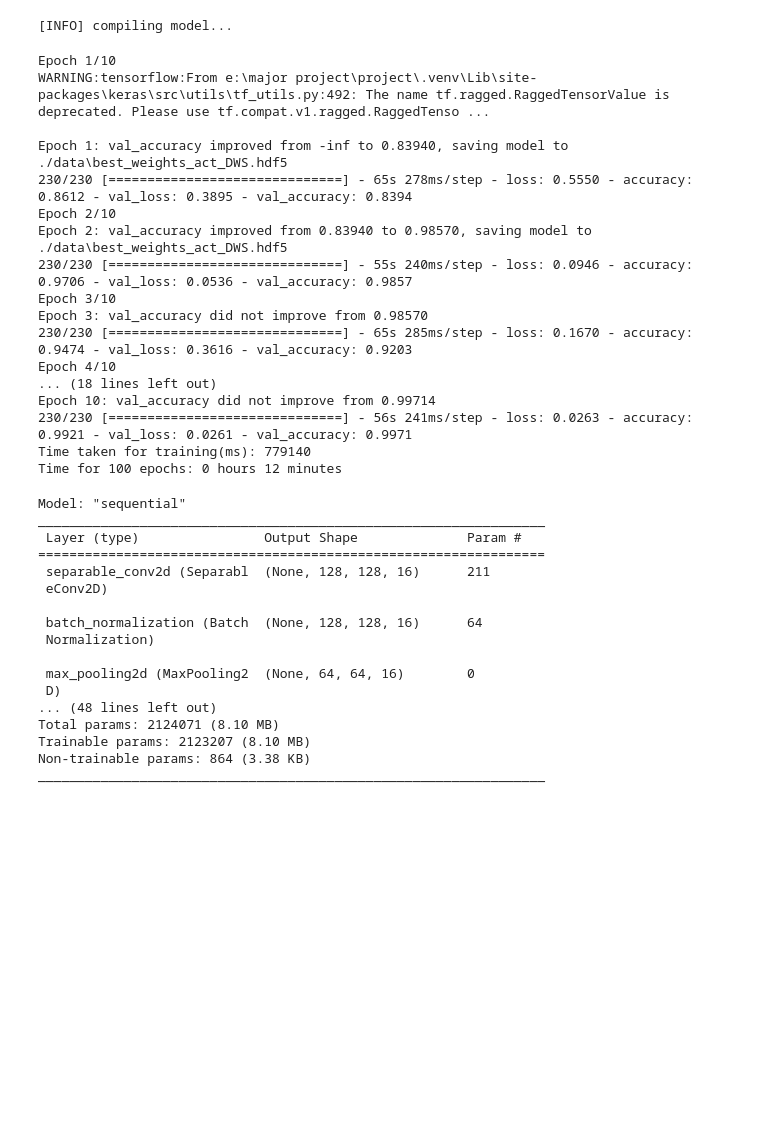
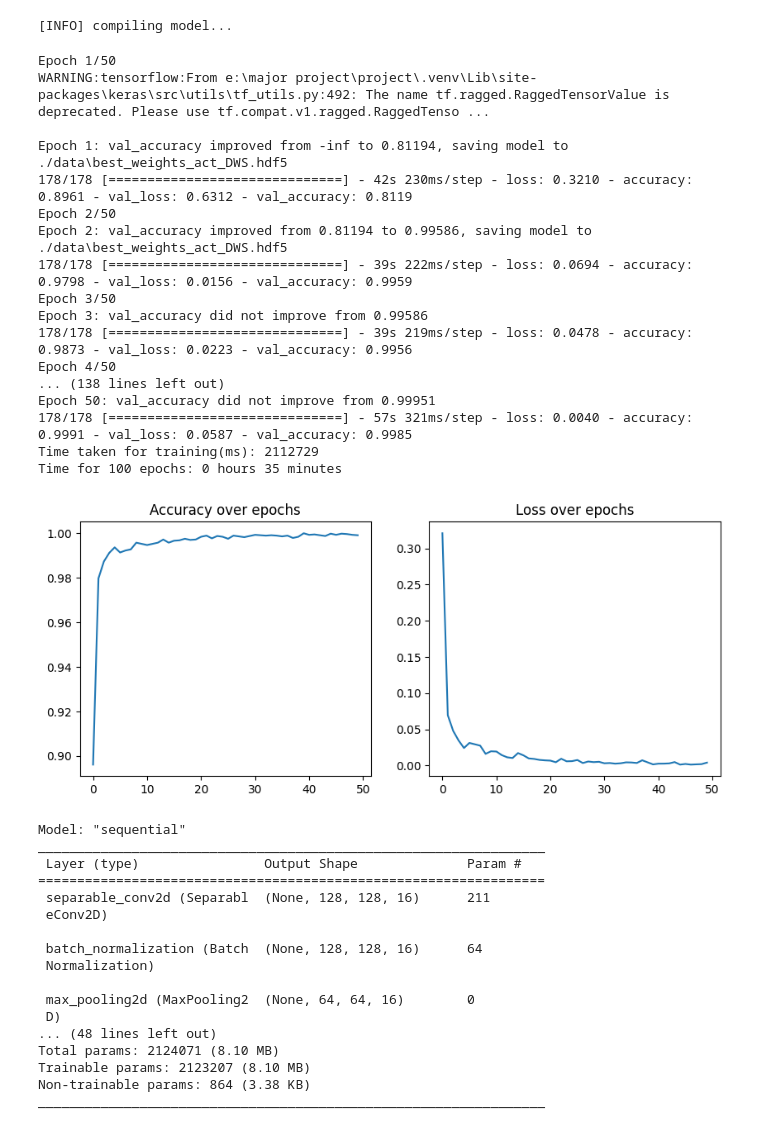
Before and after one commit to MULAKALURI-SAKETH/Human_Anomaly_Detection, a Jupyter notebook: human anomaly detection.ipynb, the cells around one changed output. Drawn from its saved outputs; the diff is of its cells as text; code cells hidden in the pictures; blank space fills up the shorter version.

```diff
--- a/human anomaly detection.ipynb
+++ b/human anomaly detection.ipynb
@@ -233,11 +242,10 @@ checkpointer = ModelCheckpoint(filepath="./data/best_weights_act_DWS.hdf5",
                                save_best_only=True)
 
 
-
+NUM_EPOCHS = 50
 # train the network
 t_start = datetime.datetime.now()
-NUM_EPOCHS = 10
-model.fit(trainX, trainY, validation_data=(testX, testY), epochs=NUM_EPOCHS, callbacks=checkpointer)
+history = model.fit(trainX, trainY, validation_data=(testX, testY), epochs=NUM_EPOCHS, callbacks=checkpointer)
 t_end= datetime.datetime.now()
 timeTaken = t_end - t_start
 print("Time taken for training(ms):",int(timeTaken.total_seconds()*1000))
@@ -250,23 +258,32 @@ print("Time for 100 epochs:",
       Ttime.seconds//3600, "hours",
       (Ttime.seconds//60)%60,"minutes")
 # %% [output]
-Epoch 1/10
+Epoch 1/50
 WARNING:tensorflow:From e:\major project\project\.venv\Lib\site-packages\keras\src\utils\tf_utils.py:492: The name tf.ragged.RaggedTensorValue is deprecated. Please use tf.compat.v1.ragged.RaggedTenso ...
 
-Epoch 1: val_accuracy improved from -inf to 0.83940, saving model to ./data\best_weights_act_DWS.hdf5
-230/230 [==============================] - 65s 278ms/step - loss: 0.5550 - accuracy: 0.8612 - val_loss: 0.3895 - val_accuracy: 0.8394
-Epoch 2/10
-Epoch 2: val_accuracy improved from 0.83940 to 0.98570, saving model to ./data\best_weights_act_DWS.hdf5
-230/230 [==============================] - 55s 240ms/step - loss: 0.0946 - accuracy: 0.9706 - val_loss: 0.0536 - val_accuracy: 0.9857
-Epoch 3/10
-Epoch 3: val_accuracy did not improve from 0.98570
-230/230 [==============================] - 65s 285ms/step - loss: 0.1670 - accuracy: 0.9474 - val_loss: 0.3616 - val_accuracy: 0.9203
-Epoch 4/10
-... (18 lines left out)
-Epoch 10: val_accuracy did not improve from 0.99714
-230/230 [==============================] - 56s 241ms/step - loss: 0.0263 - accuracy: 0.9921 - val_loss: 0.0261 - val_accuracy: 0.9971
-Time taken for training(ms): 779140
-Time for 100 epochs: 0 hours 12 minutes
+Epoch 1: val_accuracy improved from -inf to 0.81194, saving model to ./data\best_weights_act_DWS.hdf5
+178/178 [==============================] - 42s 230ms/step - loss: 0.3210 - accuracy: 0.8961 - val_loss: 0.6312 - val_accuracy: 0.8119
+Epoch 2/50
+Epoch 2: val_accuracy improved from 0.81194 to 0.99586, saving model to ./data\best_weights_act_DWS.hdf5
+178/178 [==============================] - 39s 222ms/step - loss: 0.0694 - accuracy: 0.9798 - val_loss: 0.0156 - val_accuracy: 0.9959
+Epoch 3/50
+Epoch 3: val_accuracy did not improve from 0.99586
+178/178 [==============================] - 39s 219ms/step - loss: 0.0478 - accuracy: 0.9873 - val_loss: 0.0223 - val_accuracy: 0.9956
+Epoch 4/50
+... (138 lines left out)
+Epoch 50: val_accuracy did not improve from 0.99951
+178/178 [==============================] - 57s 321ms/step - loss: 0.0040 - accuracy: 0.9991 - val_loss: 0.0587 - val_accuracy: 0.9985
+Time taken for training(ms): 2112729
+Time for 100 epochs: 0 hours 35 minutes
+# %%
+fig, ax = plt.subplots(1, 2, figsize=(10, 4))
+ax[0].plot(history.history["accuracy"])
+ax[0].set_title("Accuracy over epochs")
+ax[1].plot(history.history["loss"])
+ax[1].set_title("Loss over epochs")
+plt.show()
+# %% [output]
+[figure, added]
 # %%
 model.summary()
 # %% [output]
```
Also changed, not shown: parts of 14 cells of this notebook, 2 other files.
